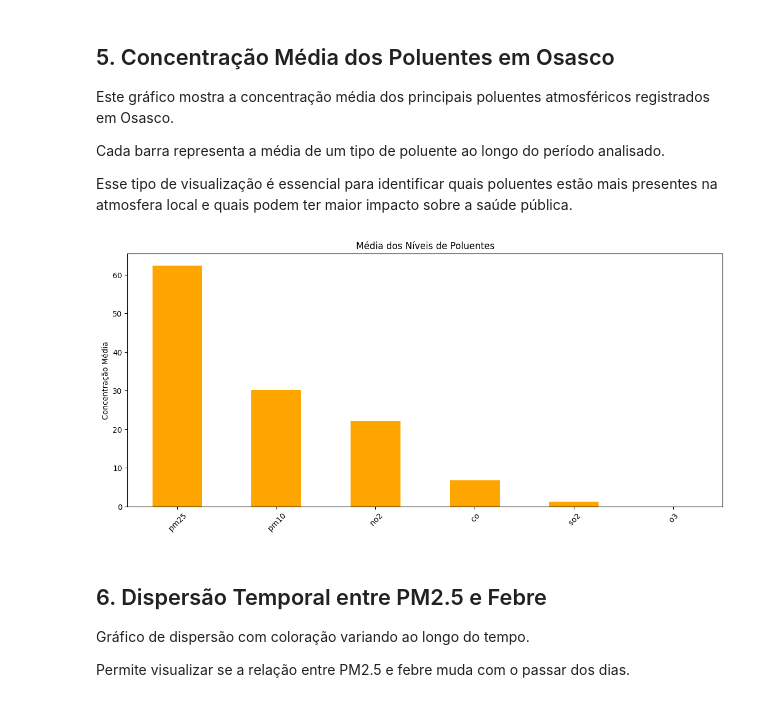
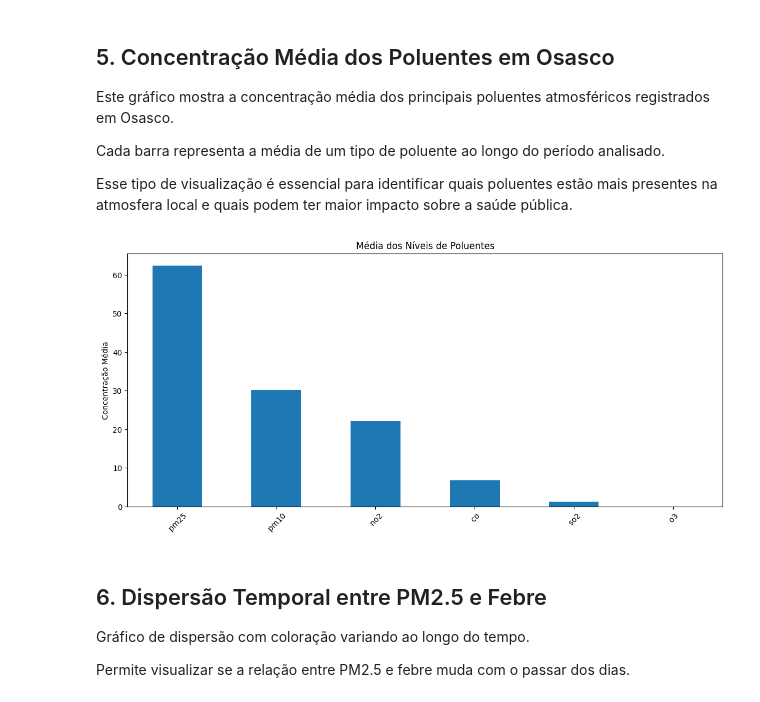
Before and after one commit to Vinicius380/ProjetoIntegrador_3_Semestre, a Jupyter notebook: EDA.ipynb, the cells around one changed output. Saved outputs shown, nothing was run; the diff lists cells and outputs as text; code cells hidden in the pictures.

```diff
--- a/EDA.ipynb
+++ b/EDA.ipynb
@@ -21,14 +23,14 @@ Index(['DT_NOTIFIC', 'FEBRE', 'TOSSE', 'GARGANTA', 'DISPNEIA', 'DESC_RESP',
       dtype='object')
 # %%
 # Converte a coluna 'date' do DataFrame de poluição para o formato de data, considerando o formato dia/mês/ano.
-df_poluicao_osasco['date'] = pd.to_datetime(df_poluicao_osasco['date'], dayfirst=True)
+df_poluicao_cidade['date'] = pd.to_datetime(df_poluicao_cidade['date'], dayfirst=True)
 # Converte a coluna 'DT_NOTIFIC' do DataFrame de sintomas também para o formato de data, considerando o formato dia/mês/ano.
-df_sintomas_osasco['DT_NOTIFIC'] = pd.to_datetime(df_sintomas_osasco['DT_NOTIFIC'], dayfirst=True)
+df_cidade_sintomas['DT_NOTIFIC'] = pd.to_datetime(df_cidade_sintomas['DT_NOTIFIC'], dayfirst=True)
 
 # Renomeia a coluna 'date' para 'data' no DataFrame de poluição, padronizando o nome da coluna de data.
-df_poluicao_osasco = df_poluicao_osasco.rename(columns={'date': 'data'})
+df_poluicao_cidade = df_poluicao_cidade.rename(columns={'date': 'data'})
 # Renomeia a coluna 'DT_NOTIFIC' para 'data' no DataFrame de sintomas, para permitir o merge com base em uma coluna comum.
-df_sintomas_osasco = df_sintomas_osasco.rename(columns={'DT_NOTIFIC': 'data'})
+df_cidade_sintomas = df_cidade_sintomas.rename(columns={'DT_NOTIFIC': 'data'})
 # %% [output]
 A value is trying to be set on a copy of a slice from a DataFrame.
 Try using .loc[row_indexer,col_indexer] = value instead
@@ -147,16 +300,16 @@ Esse tipo de visualização é essencial para identificar quais poluentes estão
 na atmosfera local e quais podem ter maior impacto sobre a saúde pública.
 # %%
 # Convertendo colunas para numéricas (forçando erros para NaN onde não for possível)
-df_numeric = df_poluicao_osasco.drop(columns='data', errors='ignore').apply(pd.to_numeric, errors='coerce')
+df_numeric = df_poluicao_cidade.drop(columns='data', errors='ignore').apply(pd.to_numeric, errors='coerce')
 
 # Agora podemos calcular as médias corretamente
-df_numeric.mean().sort_values(ascending=False).plot(kind='bar', color='orange', figsize=(14, 6))
+df_numeric.mean().sort_values(ascending=False).plot(kind='bar', figsize=(14, 6))
 plt.title("Média dos Níveis de Poluentes")
 plt.ylabel("Concentração Média")
 plt.xticks(rotation=45)
 plt.show()
 # %% [output]
-[figure, old version]
+[figure, new version]
 # %% [markdown]
 ## 6. Dispersão Temporal entre PM2.5 e Febre
 
```
Also changed, not shown: parts of 24 cells of this notebook, 1 other file.
